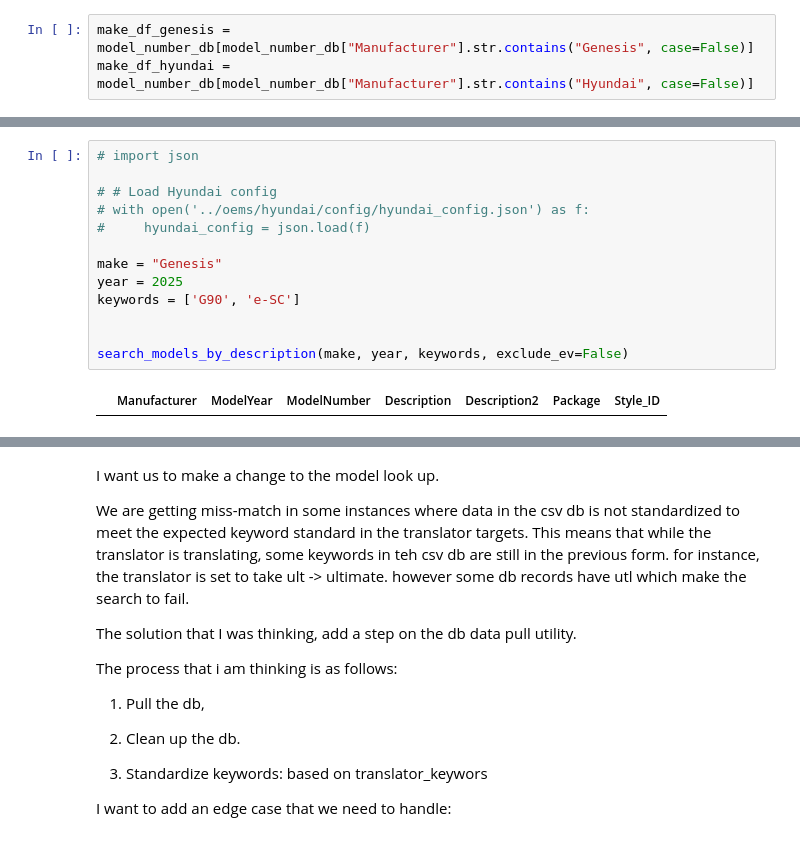
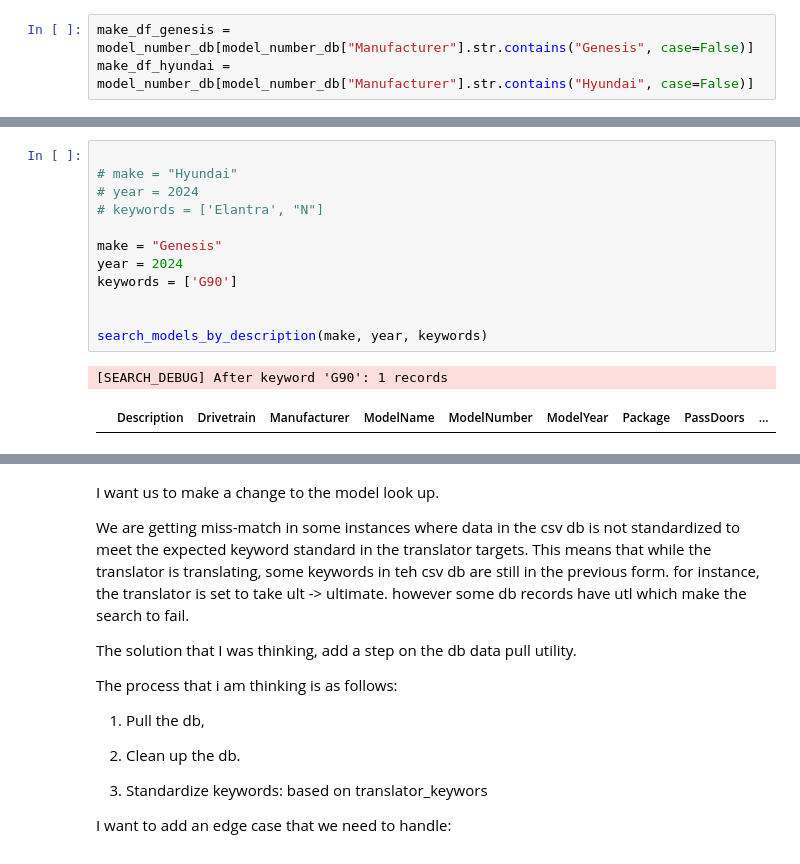
Before and after one commit to MeliPax/OEM_Accessories_v1, a Jupyter notebook: accy_v2/model_lookup/veh_model_service.ipynb, the cells around one changed output, grey strips where cells are left out. Drawn from its saved outputs; the diff is of its cells as text.

```diff
--- a/accy_v2/model_lookup/veh_model_service.ipynb
+++ b/accy_v2/model_lookup/veh_model_service.ipynb
@@ -155,15 +113,15 @@ make_df_hyundai[
-# %%
-# import json
-
-# # Load Hyundai config
-# with open('../oems/hyundai/config/hyundai_config.json') as f:
-#     hyundai_config = json.load(f)
-
-make = "Genesis"
-year = 2025
-keywords = ['G90', 'e-SC']
-
-
-search_models_by_description(make, year, keywords, exclude_ev=False)
-# %% [output]
-|  | Manufacturer | ModelYear | ModelNumber | Description | Description2 | Package | Style_ID |
+# %%
+
+# make = "Hyundai"
+# year = 2024
+# keywords = ['Elantra', "N"]
+
+make = "Genesis"
+year = 2024
+keywords = ['G90']
+
+
+search_models_by_description(make, year, keywords)
+# %% [output]
+[SEARCH_DEBUG] After keyword 'G90': 1 records
+|  | Description | Drivetrain | Manufacturer | ModelName | ModelNumber | ModelYear | Package | PassDoors | ... |
```
Also changed, not shown: parts of 13 cells of this notebook, 47 other files.
